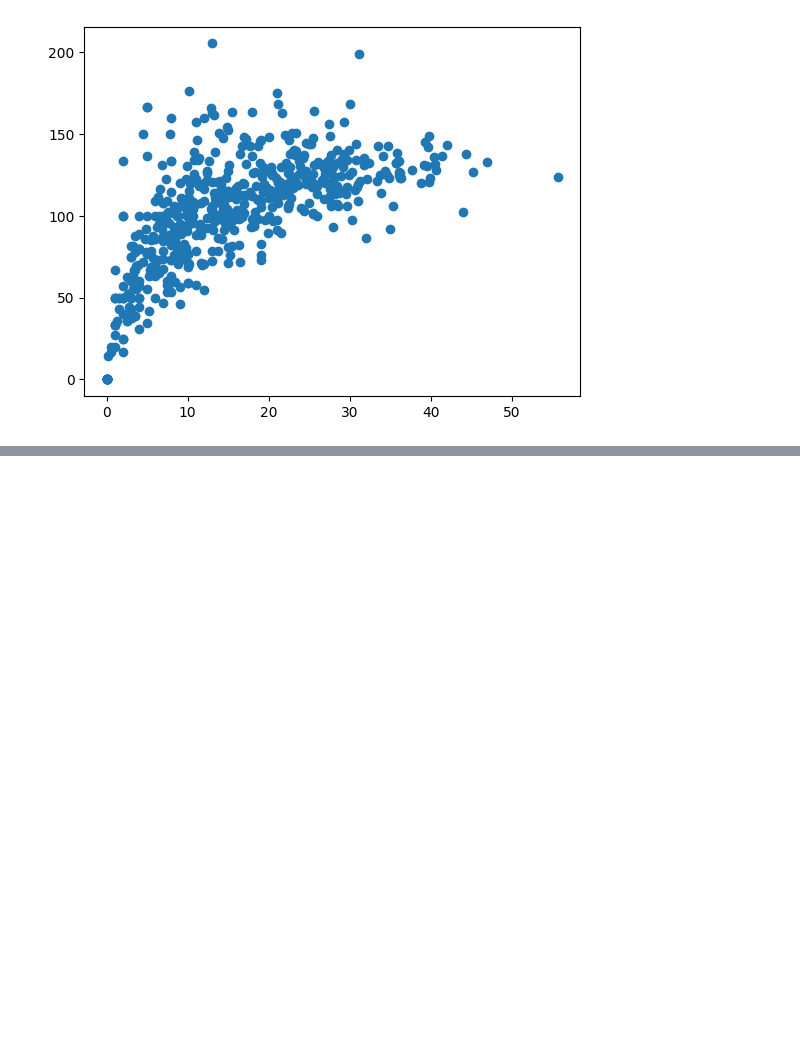
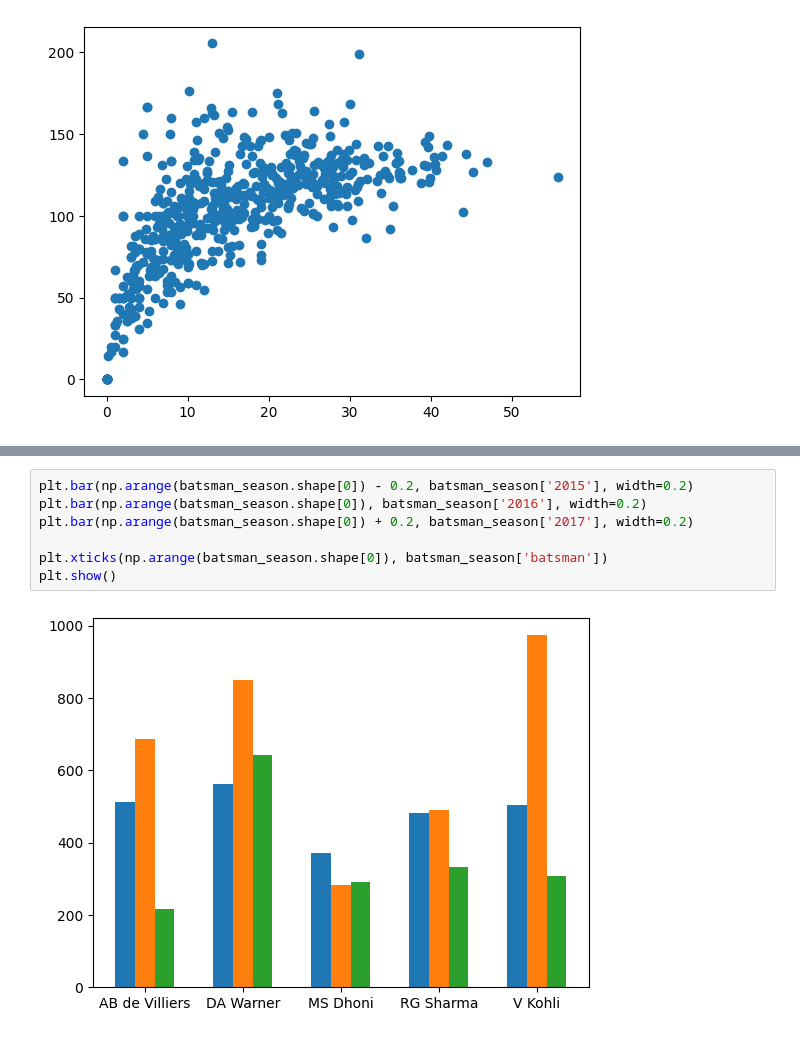
Before and after one commit to Evergreenies/data-science-learning, a Jupyter notebook: stats/38/plot-analysis.ipynb, the cells around one changed output, grey strips where cells are left out. Saved outputs shown, nothing was run; the diff lists cells and outputs as text; blank space fills up the shorter version.

```diff
--- a/stats/38/plot-analysis.ipynb
+++ b/stats/38/plot-analysis.ipynb
@@ -114,0 +131,9 @@ plt.scatter(batter['avg'], batter['strike_rate'])
+# %%
+plt.bar(np.arange(batsman_season.shape[0]) - 0.2, batsman_season['2015'], width=0.2)
+plt.bar(np.arange(batsman_season.shape[0]), batsman_season['2016'], width=0.2)
+plt.bar(np.arange(batsman_season.shape[0]) + 0.2, batsman_season['2017'], width=0.2)
+
+plt.xticks(np.arange(batsman_season.shape[0]), batsman_season['batsman'])
+plt.show()
+# %% [output]
+[figure, added]
```
Also changed, not shown: parts of 10 cells of this notebook.
